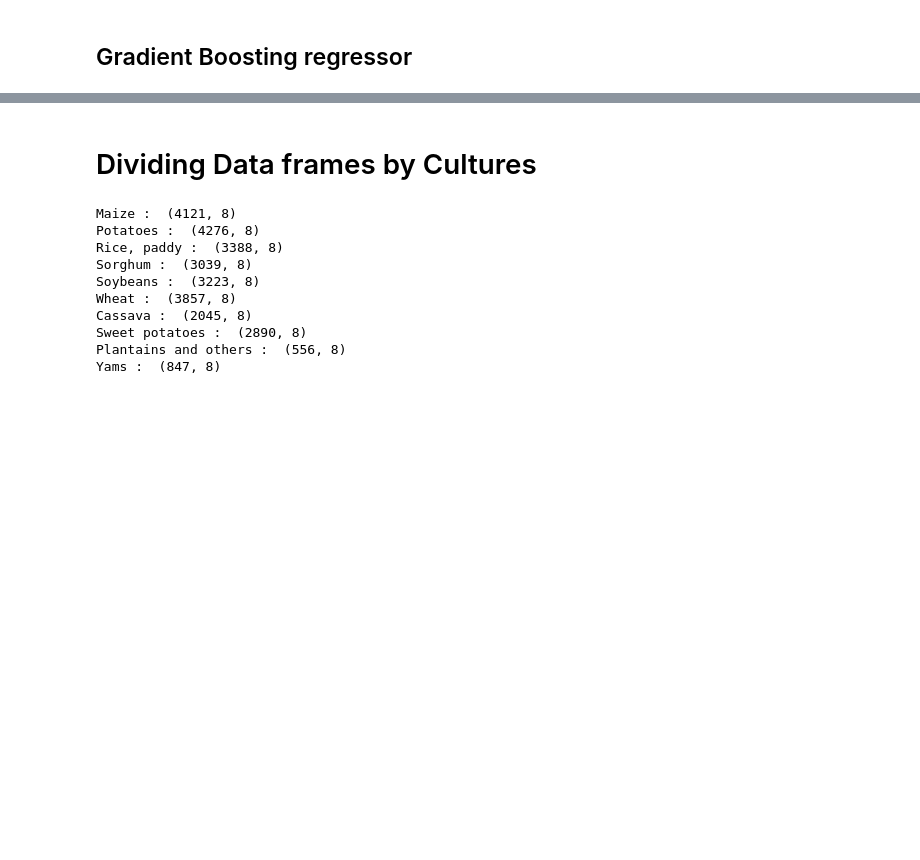
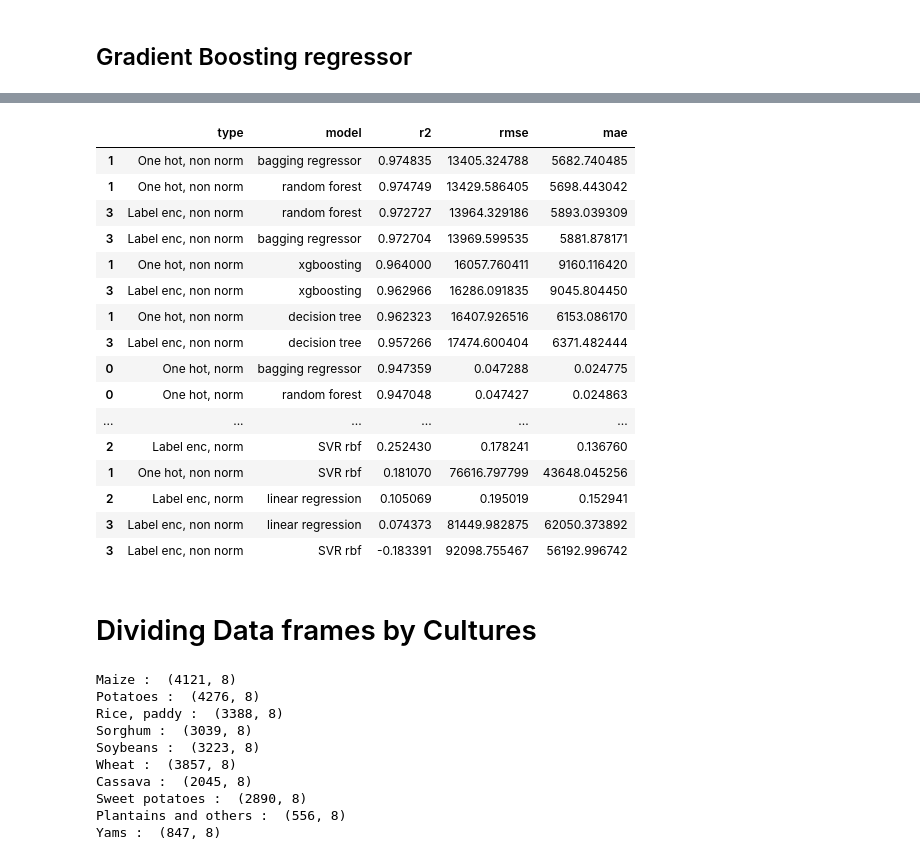
Before and after one commit to afonsopastana/test, a Jupyter notebook: models-to-yield-prediction.ipynb, the cells around one changed output, grey strips where cells are left out. Drawn from its saved outputs; the diff is of its cells as text; code cells hidden in the pictures; blank space fills up the shorter version.

Commit message:
finish models test

```diff
--- a/models-to-yield-prediction.ipynb
+++ b/models-to-yield-prediction.ipynb
@@ -503,6 +505,16 @@ print('R2 score: ', cv_le_nn['test_r2'].mean())
 print('RMSE score: ', cv_le_nn['test_neg_root_mean_squared_error'].mean()*-1)
 print('MAE score: ', cv_le_nn['test_neg_mean_absolute_error'].mean()*-1)
 print('-'*70)
+
+results = pd.DataFrame({'type': ['One hot, norm', 'One hot, non norm', 'Label enc, norm', 'Label enc, non norm'],
+                              'model': np.array('linear regression').repeat(4),
+                              'r2': [cv_oh_n['test_r2'].mean(), cv_oh_nn['test_r2'].mean(), cv_le_n['test_r2'].mean(), cv_le_nn['test_r2'].mean()],
+                              'rmse': [cv_oh_n['test_neg_root_mean_squared_error'].mean()*-1, cv_oh_nn['test_neg_root_mean_squared_error'].mean()*-1,
+                                       cv_le_n['test_neg_root_mean_squared_error'].mean()*-1, cv_le_nn['test_neg_root_mean_squared_error'].mean()*-1],
+                              'mae': [cv_oh_n['test_neg_mean_absolute_error'].mean()*-1, cv_oh_nn['test_neg_mean_absolute_error'].mean()*-1,
+                                      cv_le_n['test_neg_mean_absolute_error'].mean()*-1, cv_le_nn['test_neg_mean_absolute_error'].mean()*-1]})
+final_results = pd.concat([final_results, results])
+print(final_results)
 # %% [output]
 Scores for One Hot encoding and Normalized yield values:
 R2 score:  0.6140433029648847
@@ -575,6 +574,16 @@ print('R2 score: ', cv_le_nn['test_r2'].mean())
 print('RMSE score: ', cv_le_nn['test_neg_root_mean_squared_error'].mean()*-1)
 print('MAE score: ', cv_le_nn['test_neg_mean_absolute_error'].mean()*-1)
 print('-'*70)
+
+results = pd.DataFrame({'type': ['One hot, norm', 'One hot, non norm', 'Label enc, norm', 'Label enc, non norm'],
+                              'model': np.array('xgboosting').repeat(4),
+                              'r2': [cv_oh_n['test_r2'].mean(), cv_oh_nn['test_r2'].mean(), cv_le_n['test_r2'].mean(), cv_le_nn['test_r2'].mean()],
+                              'rmse': [cv_oh_n['test_neg_root_mean_squared_error'].mean()*-1, cv_oh_nn['test_neg_root_mean_squared_error'].mean()*-1,
+                                       cv_le_n['test_neg_root_mean_squared_error'].mean()*-1, cv_le_nn['test_neg_root_mean_squared_error'].mean()*-1],
+                              'mae': [cv_oh_n['test_neg_mean_absolute_error'].mean()*-1, cv_oh_nn['test_neg_mean_absolute_error'].mean()*-1,
+                                      cv_le_n['test_neg_mean_absolute_error'].mean()*-1, cv_le_nn['test_neg_mean_absolute_error'].mean()*-1]})
+final_results = pd.concat([final_results, results])
+print(final_results)
 # %% [output]
 Scores for One Hot encoding and Normalized yield values:
 R2 score:  0.9189212116057301
@@ -635,6 +641,16 @@ print('R2 score: ', cv_le_nn['test_r2'].mean())
 print('RMSE score: ', cv_le_nn['test_neg_root_mean_squared_error'].mean()*-1)
 print('MAE score: ', cv_le_nn['test_neg_mean_absolute_error'].mean()*-1)
 print('-'*70)
+
+results = pd.DataFrame({'type': ['One hot, norm', 'One hot, non norm', 'Label enc, norm', 'Label enc, non norm'],
+                              'model': np.array('random forest').repeat(4),
+                              'r2': [cv_oh_n['test_r2'].mean(), cv_oh_nn['test_r2'].mean(), cv_le_n['test_r2'].mean(), cv_le_nn['test_r2'].mean()],
+                              'rmse': [cv_oh_n['test_neg_root_mean_squared_error'].mean()*-1, cv_oh_nn['test_neg_root_mean_squared_error'].mean()*-1,
+                                       cv_le_n['test_neg_root_mean_squared_error'].mean()*-1, cv_le_nn['test_neg_root_mean_squared_error'].mean()*-1],
+                              'mae': [cv_oh_n['test_neg_mean_absolute_error'].mean()*-1, cv_oh_nn['test_neg_mean_absolute_error'].mean()*-1,
+                                      cv_le_n['test_neg_mean_absolute_error'].mean()*-1, cv_le_nn['test_neg_mean_absolute_error'].mean()*-1]})
+final_results = pd.concat([final_results, results])
+print(final_results)
 # %% [output]
 Scores for One Hot encoding and Normalized yield values:
 R2 score:  0.9470480884376782
@@ -694,3 +707,13 @@ print('R2 score: ', cv_le_nn['test_r2'].mean())
 print('RMSE score: ', cv_le_nn['test_neg_root_mean_squared_error'].mean()*-1)
 print('MAE score: ', cv_le_nn['test_neg_mean_absolute_error'].mean()*-1)
 print('-'*70)
+
+results = pd.DataFrame({'type': ['One hot, norm', 'One hot, non norm', 'Label enc, norm', 'Label enc, non norm'],
+                              'model': np.array('gradient boosting').repeat(4),
+                              'r2': [cv_oh_n['test_r2'].mean(), cv_oh_nn['test_r2'].mean(), cv_le_n['test_r2'].mean(), cv_le_nn['test_r2'].mean()],
+                              'rmse': [cv_oh_n['test_neg_root_mean_squared_error'].mean()*-1, cv_oh_nn['test_neg_root_mean_squared_error'].mean()*-1,
+                                       cv_le_n['test_neg_root_mean_squared_error'].mean()*-1, cv_le_nn['test_neg_root_mean_squared_error'].mean()*-1],
+                              'mae': [cv_oh_n['test_neg_mean_absolute_error'].mean()*-1, cv_oh_nn['test_neg_mean_absolute_error'].mean()*-1,
+                                      cv_le_n['test_neg_mean_absolute_error'].mean()*-1, cv_le_nn['test_neg_mean_absolute_error'].mean()*-1]})
+final_results = pd.concat([final_results, results])
+print(final_results)
@@ -697,3 +930,23 @@ print('-'*70)
+# %%
+final_results.sort_values(by=['r2'], ascending=False)
+# %% [output]
+|  | type | model | r2 | rmse | mae |
+| 1 | One hot, non norm | bagging regressor | 0.974835 | 13405.324788 | 5682.740485 |
+| 1 | One hot, non norm | random forest | 0.974749 | 13429.586405 | 5698.443042 |
+| 3 | Label enc, non norm | random forest | 0.972727 | 13964.329186 | 5893.039309 |
+| 3 | Label enc, non norm | bagging regressor | 0.972704 | 13969.599535 | 5881.878171 |
+| 1 | One hot, non norm | xgboosting | 0.964000 | 16057.760411 | 9160.116420 |
+| 3 | Label enc, non norm | xgboosting | 0.962966 | 16286.091835 | 9045.804450 |
+| 1 | One hot, non norm | decision tree | 0.962323 | 16407.926516 | 6153.086170 |
+| 3 | Label enc, non norm | decision tree | 0.957266 | 17474.600404 | 6371.482444 |
+| 0 | One hot, norm | bagging regressor | 0.947359 | 0.047288 | 0.024775 |
+| 0 | One hot, norm | random forest | 0.947048 | 0.047427 | 0.024863 |
+| ... | ... | ... | ... | ... | ... |
+| 2 | Label enc, norm | SVR rbf | 0.252430 | 0.178241 | 0.136760 |
+| 1 | One hot, non norm | SVR rbf | 0.181070 | 76616.797799 | 43648.045256 |
+| 2 | Label enc, norm | linear regression | 0.105069 | 0.195019 | 0.152941 |
+| 3 | Label enc, non norm | linear regression | 0.074373 | 81449.982875 | 62050.373892 |
+| 3 | Label enc, non norm | SVR rbf | -0.183391 | 92098.755467 | 56192.996742 |
 # %% [markdown]
 # Dividing Data frames by Cultures
 # %%
```
Also changed, not shown: parts of 13 cells of this notebook.
